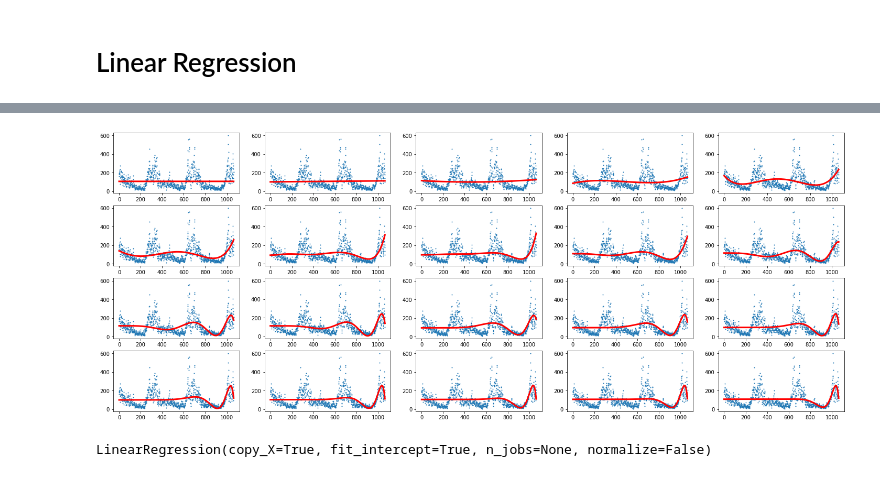
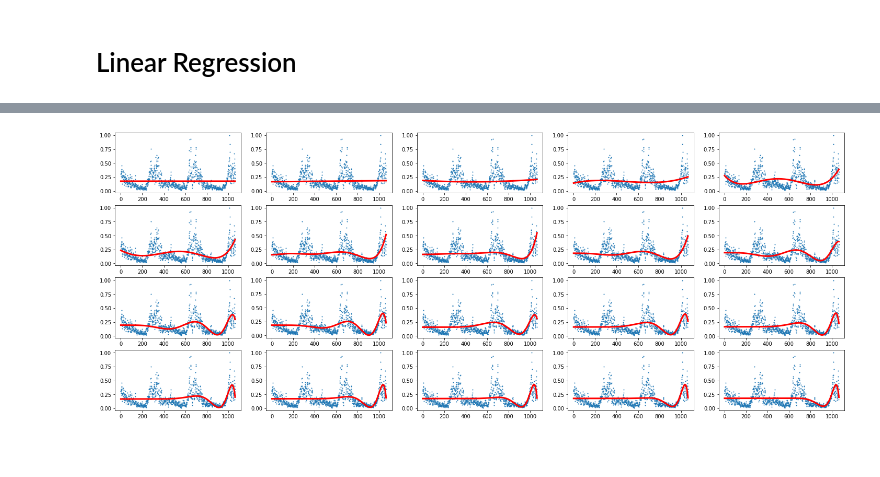
Before and after one commit to harshavardhannarla/esw-project, a Jupyter notebook: src/model/ESW_CPCB.ipynb, the cells around one changed output, grey strips where cells are left out. Saved outputs shown, nothing was run; the diff lists cells and outputs as text; code cells hidden in the pictures.

```diff
--- a/src/model/ESW_CPCB.ipynb
+++ b/src/model/ESW_CPCB.ipynb
@@ -120,6 +120,7 @@ x = np.array(df.date.tolist())
 x = np.reshape(x, (len(x), 1))
 y = np.array(df['PM2.5'].tolist())
 y = np.reshape(y, (len(y), 1))
-print(x)
-print(y)
+y = y / y.max(axis=0)
 assert len(x) == len(y)
+x_original = x
+y_original = y
@@ -141,25 +127,20 @@ assert len(x) == len(y)
 # %%
 count = 0
 plt.pyplot.figure(figsize=(25, 20))
 for i in range(20):
 
     features = PolynomialFeatures(degree=i)
     x_poly = features.fit_transform(x)
     model = LinearRegression()
     model.fit(x_poly, y)
     y_poly_pred = model.predict(x_poly)
 
     count += 1
     plt.pyplot.subplot(8, 5, count)
-    plt.pyplot.scatter(x, y, s=1)
-    plt.pyplot.plot(x, y_poly_pred, linewidth=3, color='r')
+    plt.pyplot.scatter(x_original, y_original, s=1)
+    plt.pyplot.plot(x_original, y_poly_pred, linewidth=3, color='r')
 # %% [output]
-[figure, old version]
+[figure, new version]
 # %%
 features = PolynomialFeatures(degree=10)
 x_poly = features.fit_transform(x)
-# %%
-model = LinearRegression()
-model.fit(x_poly, y)
-# %% [output]
-LinearRegression(copy_X=True, fit_intercept=True, n_jobs=None, normalize=False)
```
Also changed, not shown: parts of 24 cells of this notebook.
